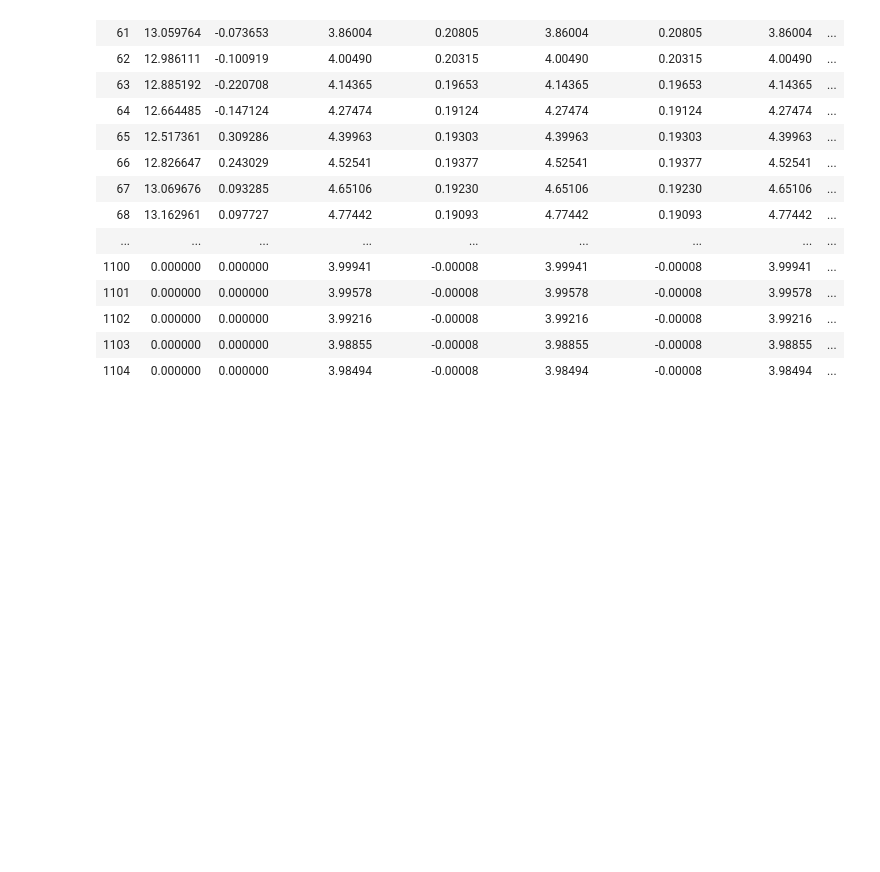
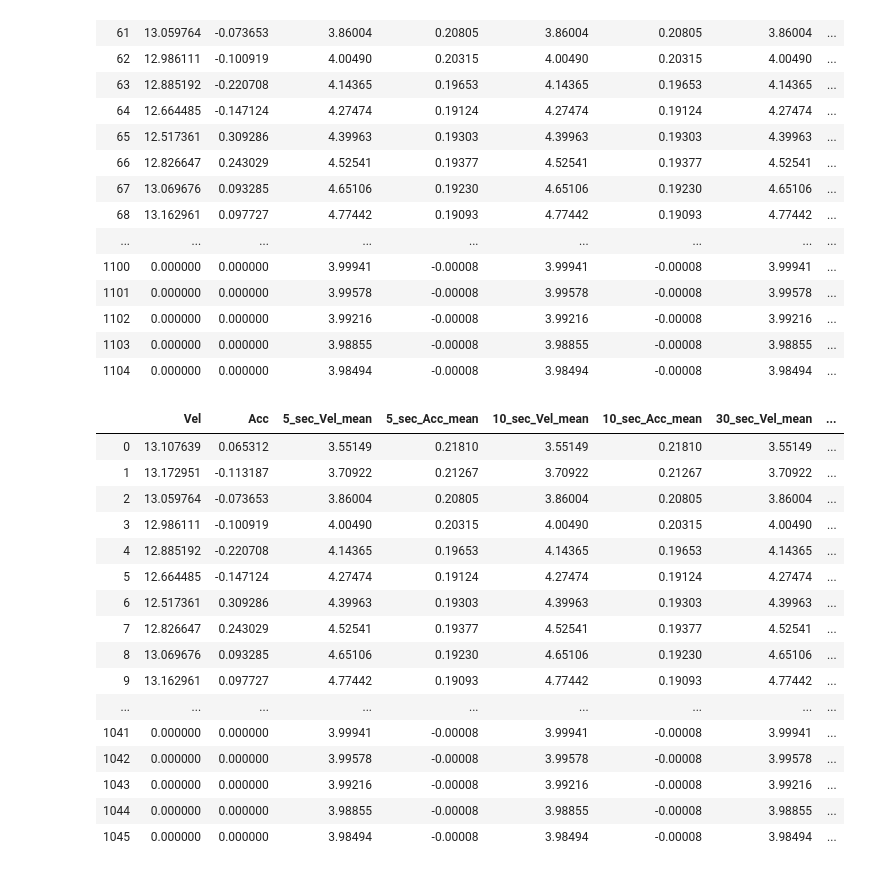
Before and after one commit to eserinanarslan/DrivingCyclePrediction, a Jupyter notebook: prod/pred_phase_for_main_cycles.ipynb, the cells around one changed output. Saved outputs shown, nothing was run; the diff lists cells and outputs as text; code cells hidden in the pictures; blank space fills up the shorter version.

```diff
--- a/prod/pred_phase_for_main_cycles.ipynb
+++ b/prod/pred_phase_for_main_cycles.ipynb
@@ -298,3 +328,7 @@ test_2.to_csv("../data/test_2_result_for_main_cycles.csv", index=0)
+# %%
+# Load cycle_df dataset
+test1_results = pd.read_csv("../data/test_1_result.csv")
+test2_results = pd.read_csv("../data/test_2_result.csv")
 # %%
 test_1.head(20).append(test_1.tail(20))
 # %% [output]
@@ -315,3 +349,24 @@ test_1.head(20).append(test_1.tail(20))
 | 1102 | 0.000000 | 0.000000 | 3.99216 | -0.00008 | 3.99216 | -0.00008 | 3.99216 | ... |
 | 1103 | 0.000000 | 0.000000 | 3.98855 | -0.00008 | 3.98855 | -0.00008 | 3.98855 | ... |
 | 1104 | 0.000000 | 0.000000 | 3.98494 | -0.00008 | 3.98494 | -0.00008 | 3.98494 | ... |
+# %%
+
+test1_results.head(20).append(test1_results.tail(20))
+# %% [output]
+|  | Vel | Acc | 5_sec_Vel_mean | 5_sec_Acc_mean | 10_sec_Vel_mean | 10_sec_Acc_mean | 30_sec_Vel_mean | ... |
+| 0 | 13.107639 | 0.065312 | 3.55149 | 0.21810 | 3.55149 | 0.21810 | 3.55149 | ... |
+| 1 | 13.172951 | -0.113187 | 3.70922 | 0.21267 | 3.70922 | 0.21267 | 3.70922 | ... |
+| 2 | 13.059764 | -0.073653 | 3.86004 | 0.20805 | 3.86004 | 0.20805 | 3.86004 | ... |
+| 3 | 12.986111 | -0.100919 | 4.00490 | 0.20315 | 4.00490 | 0.20315 | 4.00490 | ... |
+| 4 | 12.885192 | -0.220708 | 4.14365 | 0.19653 | 4.14365 | 0.19653 | 4.14365 | ... |
+| 5 | 12.664485 | -0.147124 | 4.27474 | 0.19124 | 4.27474 | 0.19124 | 4.27474 | ... |
+| 6 | 12.517361 | 0.309286 | 4.39963 | 0.19303 | 4.39963 | 0.19303 | 4.39963 | ... |
+| 7 | 12.826647 | 0.243029 | 4.52541 | 0.19377 | 4.52541 | 0.19377 | 4.52541 | ... |
+| 8 | 13.069676 | 0.093285 | 4.65106 | 0.19230 | 4.65106 | 0.19230 | 4.65106 | ... |
+| 9 | 13.162961 | 0.097727 | 4.77442 | 0.19093 | 4.77442 | 0.19093 | 4.77442 | ... |
+| ... | ... | ... | ... | ... | ... | ... | ... | ... |
+| 1041 | 0.000000 | 0.000000 | 3.99941 | -0.00008 | 3.99941 | -0.00008 | 3.99941 | ... |
+| 1042 | 0.000000 | 0.000000 | 3.99578 | -0.00008 | 3.99578 | -0.00008 | 3.99578 | ... |
+| 1043 | 0.000000 | 0.000000 | 3.99216 | -0.00008 | 3.99216 | -0.00008 | 3.99216 | ... |
+| 1044 | 0.000000 | 0.000000 | 3.98855 | -0.00008 | 3.98855 | -0.00008 | 3.98855 | ... |
+| 1045 | 0.000000 | 0.000000 | 3.98494 | -0.00008 | 3.98494 | -0.00008 | 3.98494 | ... |
```
Also changed, not shown: parts of 4 cells of this notebook, 16 other files.
